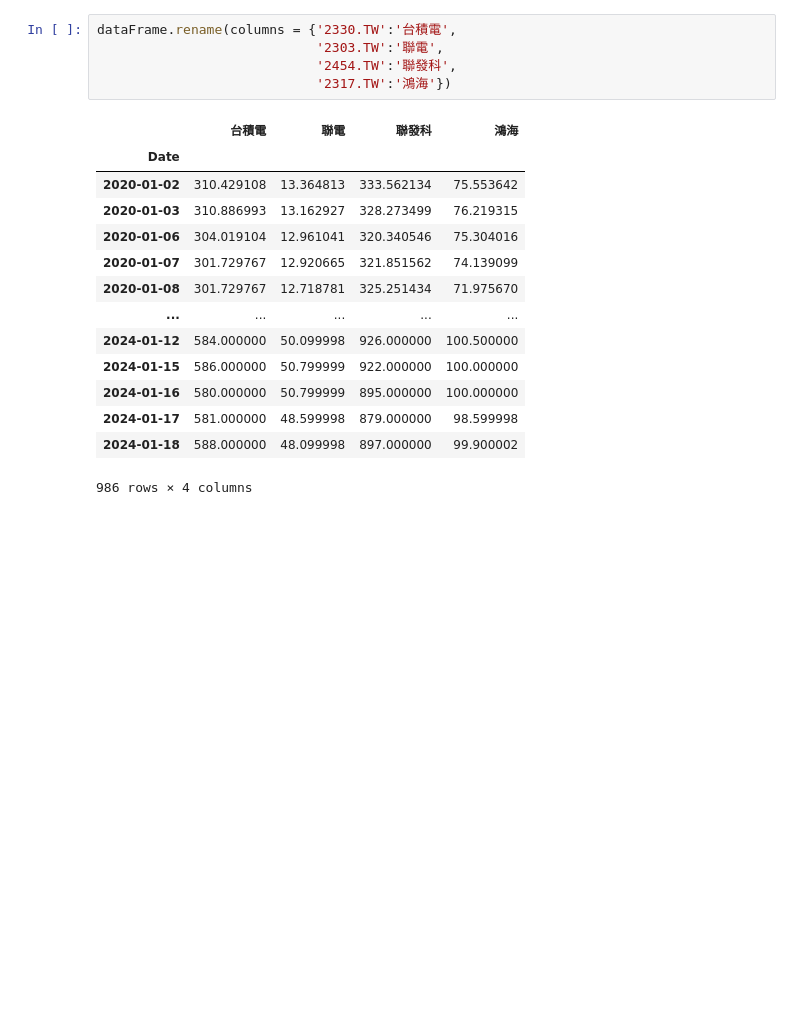
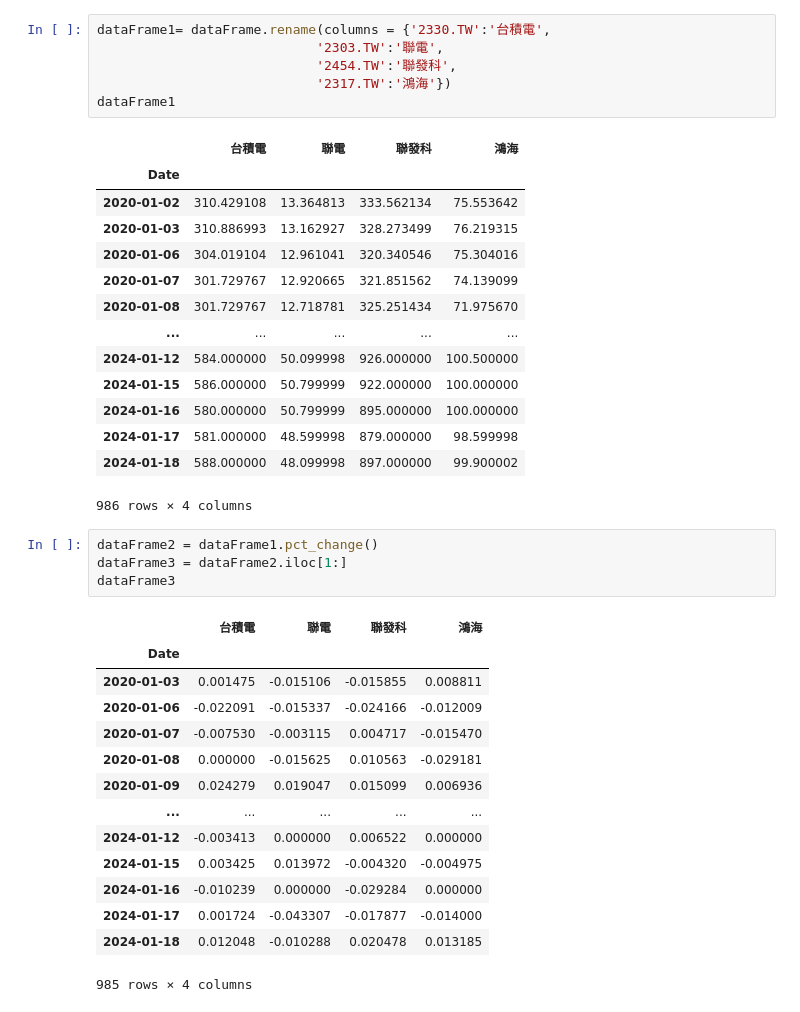
Before and after one commit to chainmine55/2023_11_16Python, a Jupyter notebook: lesson20/lesson20_1.ipynb, the cells around one changed output. Drawn from its saved outputs; the diff is of its cells as text; blank space fills up the shorter version.

```diff
--- a/lesson20/lesson20_1.ipynb
+++ b/lesson20/lesson20_1.ipynb
@@ -123,10 +123,11 @@ dataFrame
 | 2024-01-18 | 588.000000 | 48.099998 | 897.000000 | 99.900002 |
 986 rows × 4 columns
 # %%
-dataFrame.rename(columns = {'2330.TW':'台積電',
+dataFrame1= dataFrame.rename(columns = {'2330.TW':'台積電',
                             '2303.TW':'聯電',
                             '2454.TW':'聯發科',
                             '2317.TW':'鴻海'})
+dataFrame1
 # %% [output]
 |  | 台積電 | 聯電 | 聯發科 | 鴻海 |
 | Date |  |  |  |  |
@@ -142,3 +143,22 @@ dataFrame.rename(columns = {'2330.TW':'台積電',
 | 2024-01-17 | 581.000000 | 48.599998 | 879.000000 | 98.599998 |
 | 2024-01-18 | 588.000000 | 48.099998 | 897.000000 | 99.900002 |
 986 rows × 4 columns
+# %%
+dataFrame2 = dataFrame1.pct_change()
+dataFrame3 = dataFrame2.iloc[1:]
+dataFrame3
+# %% [output]
+|  | 台積電 | 聯電 | 聯發科 | 鴻海 |
+| Date |  |  |  |  |
+| 2020-01-03 | 0.001475 | -0.015106 | -0.015855 | 0.008811 |
+| 2020-01-06 | -0.022091 | -0.015337 | -0.024166 | -0.012009 |
+| 2020-01-07 | -0.007530 | -0.003115 | 0.004717 | -0.015470 |
+| 2020-01-08 | 0.000000 | -0.015625 | 0.010563 | -0.029181 |
+| 2020-01-09 | 0.024279 | 0.019047 | 0.015099 | 0.006936 |
+| ... | ... | ... | ... | ... |
+| 2024-01-12 | -0.003413 | 0.000000 | 0.006522 | 0.000000 |
+| 2024-01-15 | 0.003425 | 0.013972 | -0.004320 | -0.004975 |
+| 2024-01-16 | -0.010239 | 0.000000 | -0.029284 | 0.000000 |
+| 2024-01-17 | 0.001724 | -0.043307 | -0.017877 | -0.014000 |
+| 2024-01-18 | 0.012048 | -0.010288 | 0.020478 | 0.013185 |
+985 rows × 4 columns
```
Also changed, not shown: parts of 1 cell of this notebook.
